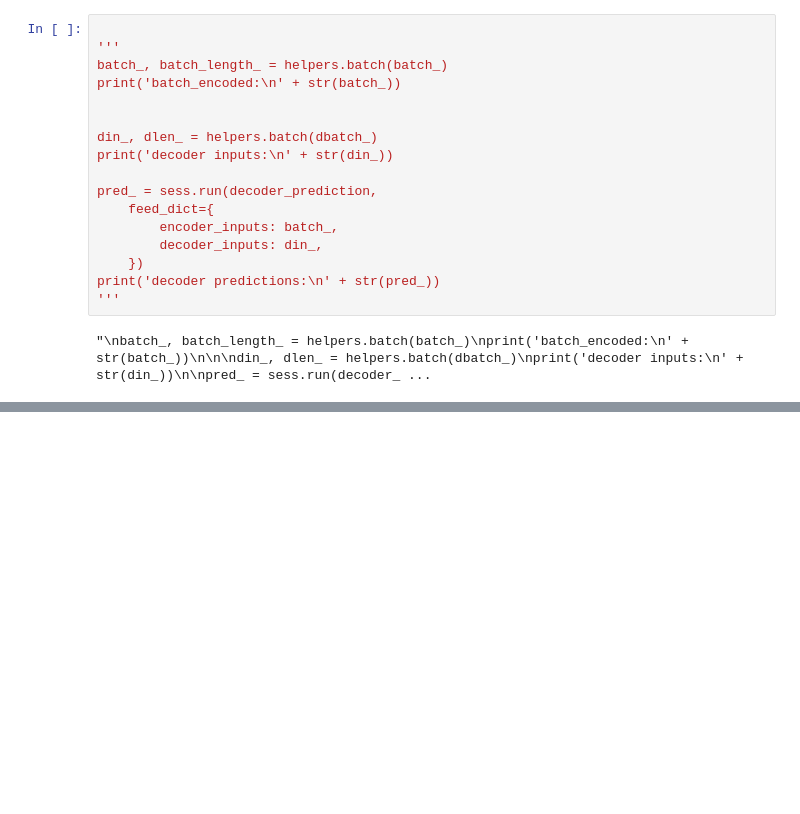
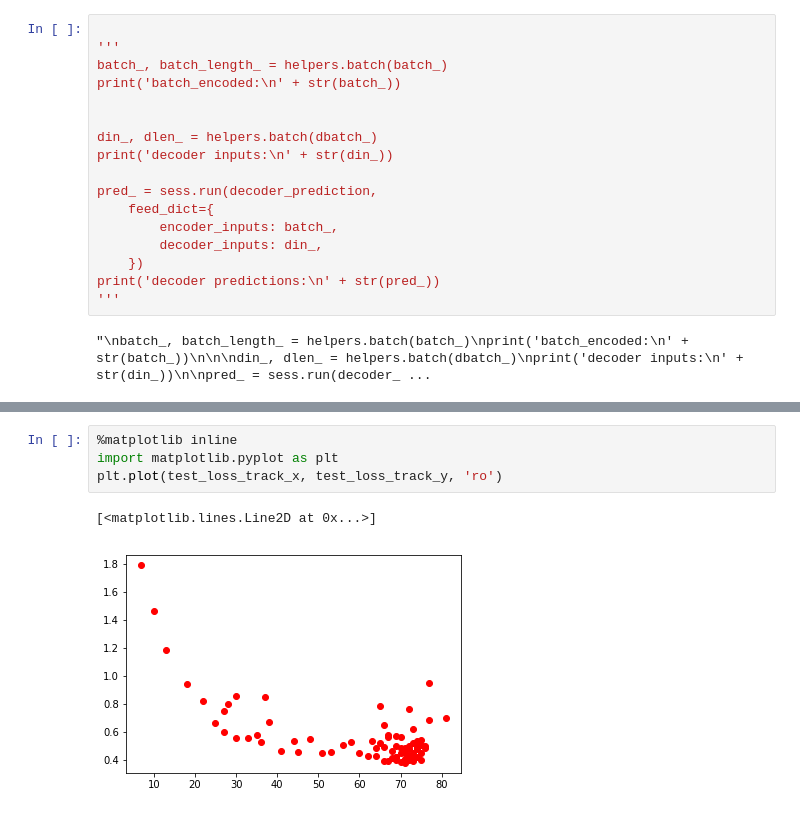
Before and after one commit to ravikg/tensorflow-practice, a Jupyter notebook: Alice-Practice.ipynb, the cells around one changed output, grey strips where cells are left out. Saved outputs shown, nothing was run; the diff lists cells and outputs as text; blank space fills up the shorter version.

```diff
--- a/Alice-Practice.ipynb
+++ b/Alice-Practice.ipynb
@@ -325,0 +434,7 @@ loss 1.1814 after 4000 examples (batch_size=10)
+# %%
+%matplotlib inline
+import matplotlib.pyplot as plt
+plt.plot(test_loss_track_x, test_loss_track_y, 'ro')
+# %% [output]
+[<matplotlib.lines.Line2D at 0x...>]
+[figure, added]
```
Also changed, not shown: parts of 26 cells of this notebook, 3 other files.
